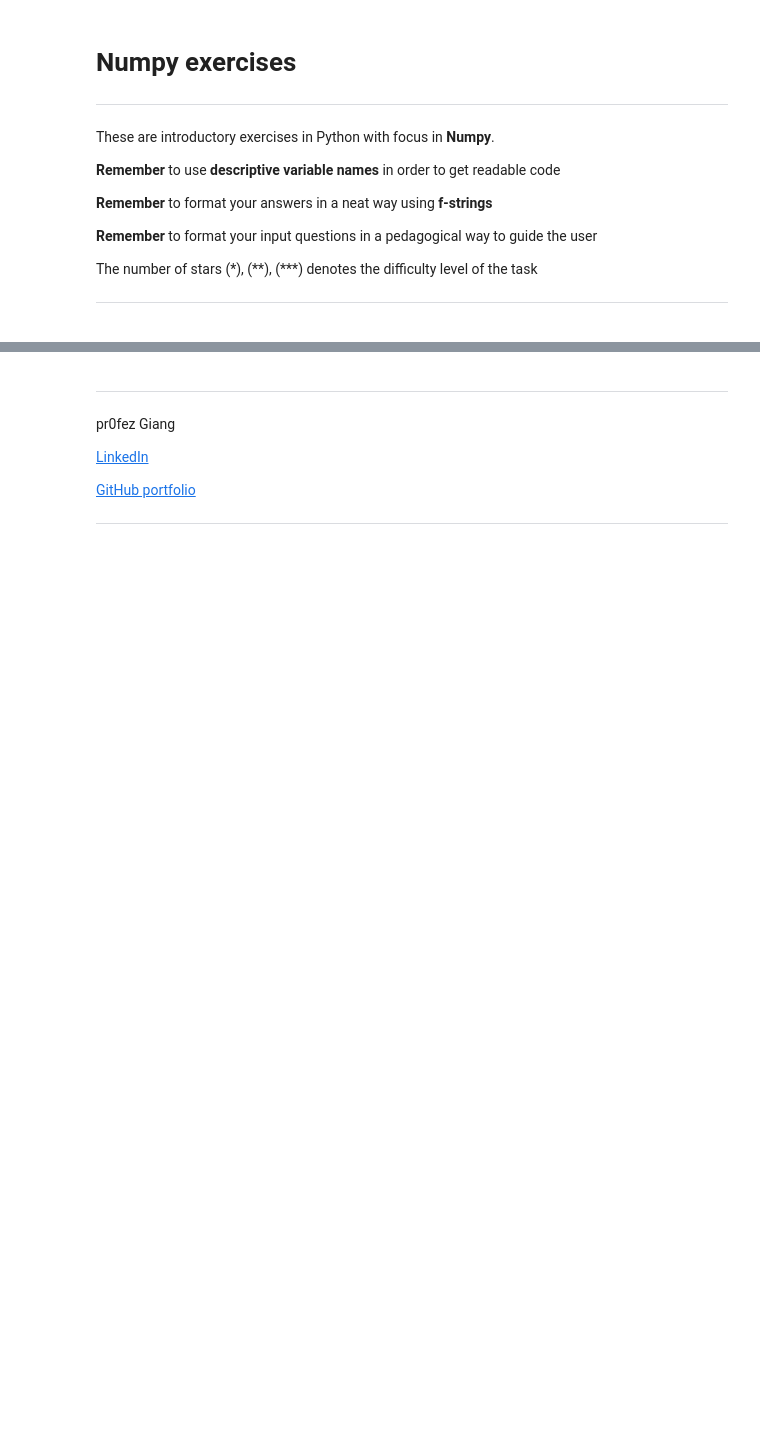
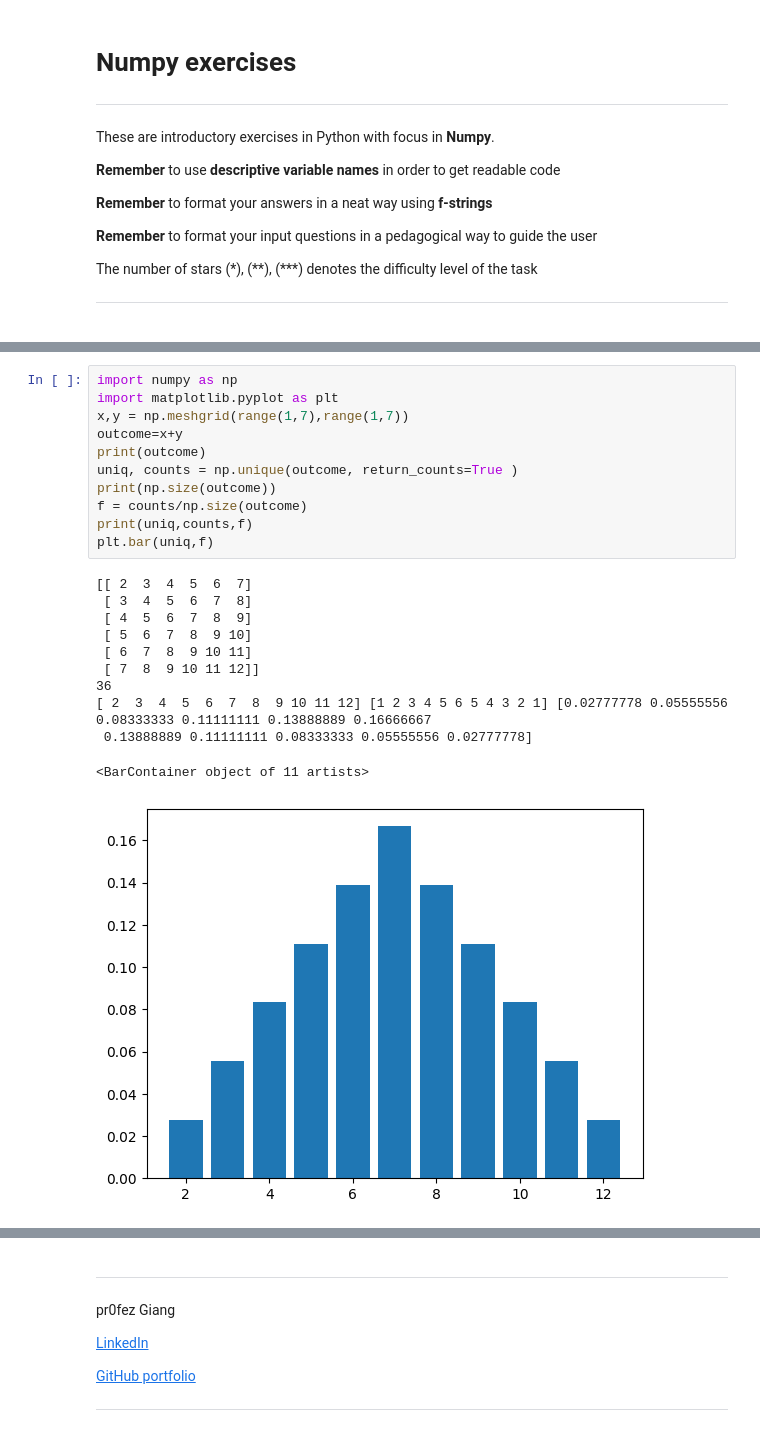
Before and after one commit to joan17920-lab/Python-programming-Joan-Z, a Jupyter notebook: Exercises/E10-numpy.ipynb, the cells around one changed output, grey strips where cells are left out. Drawn from its saved outputs; the diff is of its cells as text; blank space fills up the shorter version.

```diff
--- a/Exercises/E10-numpy.ipynb
+++ b/Exercises/E10-numpy.ipynb
@@ -139,3 +188,26 @@ e)
 We see that when we sum several uniformly distributed random variables we will approach the normal distribution. This is called the central limit theorem, which we will come back to in the statistics course.
 
 </details>
+# %%
+import numpy as np
+import matplotlib.pyplot as plt
+x,y = np.meshgrid(range(1,7),range(1,7))
+outcome=x+y
+print(outcome)
+uniq, counts = np.unique(outcome, return_counts=True )
+print(np.size(outcome))
+f = counts/np.size(outcome)
+print(uniq,counts,f)
+plt.bar(uniq,f)
+# %% [output]
+[[ 2  3  4  5  6  7]
+ [ 3  4  5  6  7  8]
+ [ 4  5  6  7  8  9]
+ [ 5  6  7  8  9 10]
+ [ 6  7  8  9 10 11]
+ [ 7  8  9 10 11 12]]
+36
+[ 2  3  4  5  6  7  8  9 10 11 12] [1 2 3 4 5 6 5 4 3 2 1] [0.02777778 0.05555556 0.08333333 0.11111111 0.13888889 0.16666667
+ 0.13888889 0.11111111 0.08333333 0.05555556 0.02777778]
+<BarContainer object of 11 artists>
+[figure, added]
```
Also changed, not shown: parts of 6 cells of this notebook, 1 other file.
